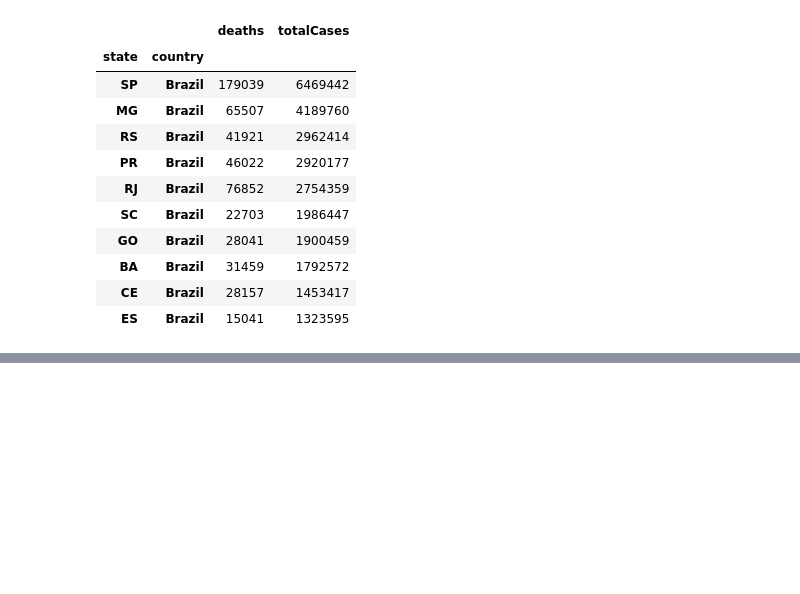
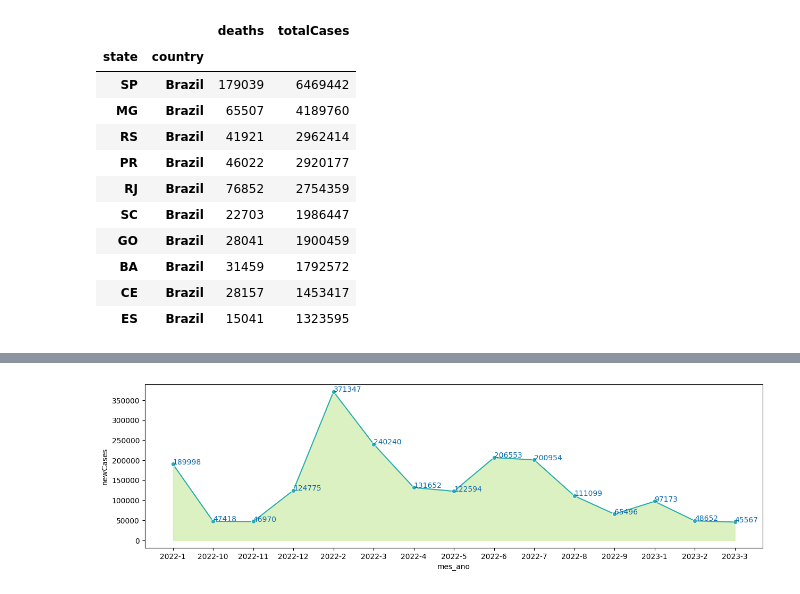
Before and after one commit to GabrielBF1/Ada_Project_Avancado, a Jupyter notebook: code/dataset.ipynb, the cells around one changed output, grey strips where cells are left out. Cells and saved outputs as stored; diff of their text form; code cells hidden in the pictures; blank space fills up the shorter version.

```diff
--- a/code/dataset.ipynb
+++ b/code/dataset.ipynb
@@ -52,3 +57,11 @@ top_10_states_cases
 | BA | Brazil | 31459 | 1792572 |
 | CE | Brazil | 28157 | 1453417 |
 | ES | Brazil | 15041 | 1323595 |
+# %%
+covid_dataset_clean = covid_dataset_clean[['state', 'newCases', 'date']]
+covid_dataset_clean['date'] = pd.to_datetime(covid_dataset_clean['date'], format='ISO8601')
+covid_dataset_clean['ano'] = covid_dataset_clean['date'].dt.year.astype(str)
+covid_dataset_clean = covid_dataset_clean[covid_dataset_clean['ano'] >= '2022']
+covid_dataset_clean['mes_ano'] = covid_dataset_clean['date'].dt.year.astype(str) + '-' + covid_dataset_clean['date'].dt.month.astype(str)
+covid_dataset_clean = covid_dataset_clean[['state','newCases','mes_ano']].groupby(['state', 'mes_ano'], as_index=False).sum()
+covid_dataset_clean
@@ -54,0 +114,14 @@ top_10_states_cases
+# %%
+fig = plt.figure(figsize=(15,4))
+
+#c = sns.lineplot(covid_dataset_clean['mes_ano'], covid_dataset_clean['newCases'])
+
+sns.lineplot(data=covid_dataset_clean, x='mes_ano', y='newCases', marker='o', color='#29ADB2')
+plt.fill_between(covid_dataset_clean['mes_ano'], covid_dataset_clean['newCases'], color='#C5E898', alpha=0.6)
+
+for x, y in zip(covid_dataset_clean['mes_ano'], covid_dataset_clean['newCases']):
+    plt.text(x = x, y = y-150, s = '{:.0f}'.format(y), color = '#0766AD')
+
+plt.show()
+# %% [output]
+[figure, added]
```
Also changed, not shown: parts of 4 cells of this notebook.
